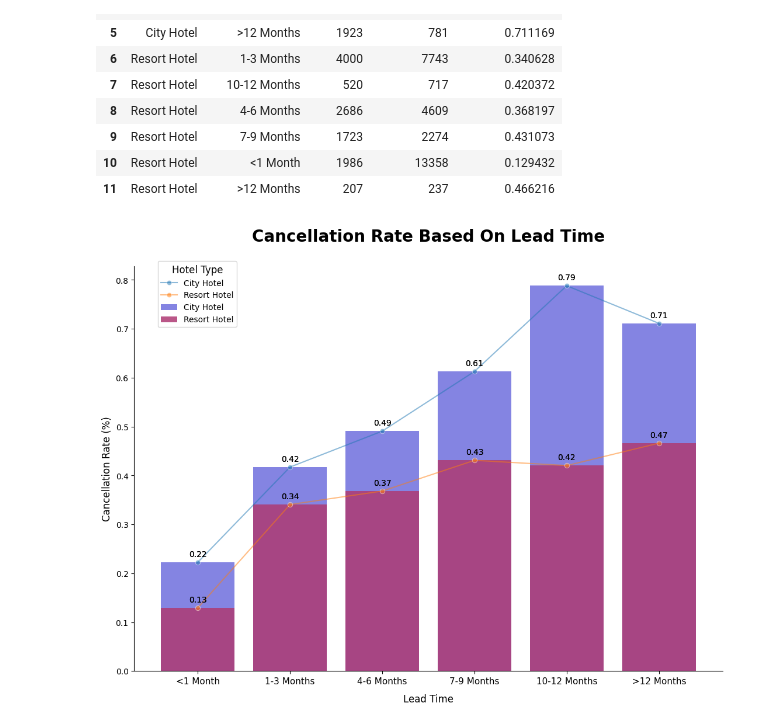
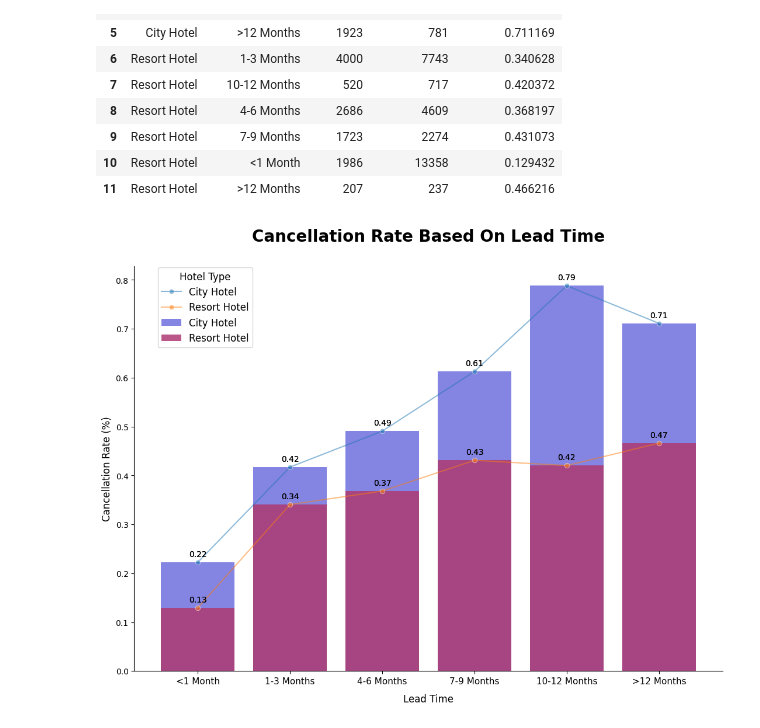
Before and after one commit to azaryasph/Investigate-Hotel-Business-Using-Data-Visualization, a Jupyter notebook: notebook/mini_project2_notebook.ipynb, the cells around one changed output. Saved outputs shown, nothing was run; the diff lists cells and outputs as text; code cells hidden in the pictures.

Commit message:
chore: complete final visualization

```diff
--- a/notebook/mini_project2_notebook.ipynb
+++ b/notebook/mini_project2_notebook.ipynb
@@ -603,12 +660,20 @@ sns.histplot(dfx['lead_time'], bins=50)
 # %%
+# Define categories for lead time based on the number of days
 leadtime_category = [
-    (dfx['lead_time'] <= 30),
-    (dfx['lead_time'] >= 31) & (dfx['lead_time'] <= 120),
-    (dfx['lead_time'] >= 121) & (dfx['lead_time'] <= 210),
-    (dfx['lead_time'] >= 211) & (dfx['lead_time'] <= 300),
-    (dfx['lead_time'] >= 301) & (dfx['lead_time'] <= 365),
-    (dfx['lead_time'] > 365)
+    (dfx['lead_time'] <= 30),  # Less than or equal to 30 days
+    (dfx['lead_time'] >= 31) & (dfx['lead_time'] <= 120),  # Between 31 and 120 days
+    (dfx['lead_time'] >= 121) & (dfx['lead_time'] <= 210),  # Between 121 and 210 days
+    (dfx['lead_time'] >= 211) & (dfx['lead_time'] <= 300),  # Between 211 and 300 days
+    (dfx['lead_time'] >= 301) & (dfx['lead_time'] <= 365),  # Between 301 and 365 days
+    (dfx['lead_time'] > 365)  # More than 365 days
 ]
 
-leadtime_group = ['<1 Month', '1-3 Months', '4-6 Months',  '7-9 Months', '10-12 Months', '>12 Months']
+# Define the corresponding group names for the lead time categories
+leadtime_group = [
+    '<1 Month', '1-3 Months', '4-6 Months',
+    '7-9 Months', '10-12 Months', '>12 Months'
+]
+
+# Create a new column 'lead_time_group' in the DataFrame 'dfx'
+# Assign the group names based on the lead time categories
 dfx['lead_time_group'] = np.select(leadtime_category, leadtime_group)
@@ -615,9 +682,19 @@ dfx['lead_time_group'] = np.select(leadtime_category, leadtime_group)
 # %%
+# Group the DataFrame 'dfx' by 'hotel', 'is_canceled', and 'lead_time_group'
+# Count the number of cancellations for each group and reset the index
 data_lt = dfx.groupby(['hotel', 'is_canceled', 'lead_time_group'])['is_canceled'].count().reset_index(name='count')
 
+# Pivot the 'data_lt' DataFrame to create a new DataFrame
+# 'hotel' and 'lead_time_group' are set as index
+# 'is_canceled' is set as columns
+# 'count' is set as values
 data_lt_pivot = data_lt.pivot(index=['hotel', 'lead_time_group'], columns='is_canceled', values='count').reset_index()
-data_lt_pivot.columns = ['hotel', 'lead_time_group', 'canceled', 'not_canceled']
 
+# Rename the columns of 'data_lt_pivot' for better readability
+new_col_names = ['hotel', 'lead_time_group', 'canceled', 'not_canceled']
+data_lt_pivot.columns = new_col_names
+
+# Calculate the cancelation rate
 data_lt_pivot['cancellation_rate'] = data_lt_pivot['canceled'] / (data_lt_pivot['canceled'] + data_lt_pivot['not_canceled'])
 
 data_lt_pivot
@@ -666,7 +743,8 @@ sns.lineplot(
     x='lead_time_group',
     y='cancellation_rate',
     data=data_lt_pivot[data_lt_pivot['hotel'] == 'City Hotel'],
-    marker='o', label='City Hotel',
+    marker='o',
+    label='City Hotel',
     linewidth=1.5,
     alpha=0.5
 )
@@ -680,32 +758,32 @@ sns.lineplot(
     label='Resort Hotel',
     linewidth=1.5,
     alpha=0.5
 )
 
 
 sns.despine()
 
-plt.legend(title='Hotel Type', title_fontsize='12', fontsize='12', prop={'size': 10}, loc=[0.04, 0.85])
+plt.legend(title='Hotel Type', title_fontsize='12', fontsize='12', prop={'size': 12}, loc=[0.04, 0.8])
 plt.title('Cancellation Rate Based On Lead Time', fontsize=20, fontweight='bold', y=1.05)
 plt.xlabel('Lead Time', fontsize=12, labelpad=10)
 plt.xticks(fontsize=11)
 plt.ylabel('Cancellation Rate (%)', fontsize=12)
 
 # Annotations
 for p in city_bar.patches:
     city_bar.annotate(format(p.get_height(), '.2f'),
                    (p.get_x() + p.get_width() / 2., p.get_height()),
                    ha = 'center', va = 'center',
                    xytext = (0, 10),
                    textcoords = 'offset points')
 
 for p in resort_bar.patches:
     resort_bar.annotate(format(p.get_height(), '.2f'),
                    (p.get_x() + p.get_width() / 2., p.get_height()),
                    ha = 'center', va = 'center',
                    xytext = (0, 10),
                    textcoords = 'offset points')
 
 plt.show()
 # %% [output]
-[figure, old version]
+[figure, new version]
```
Also changed, not shown: parts of 17 cells of this notebook.
